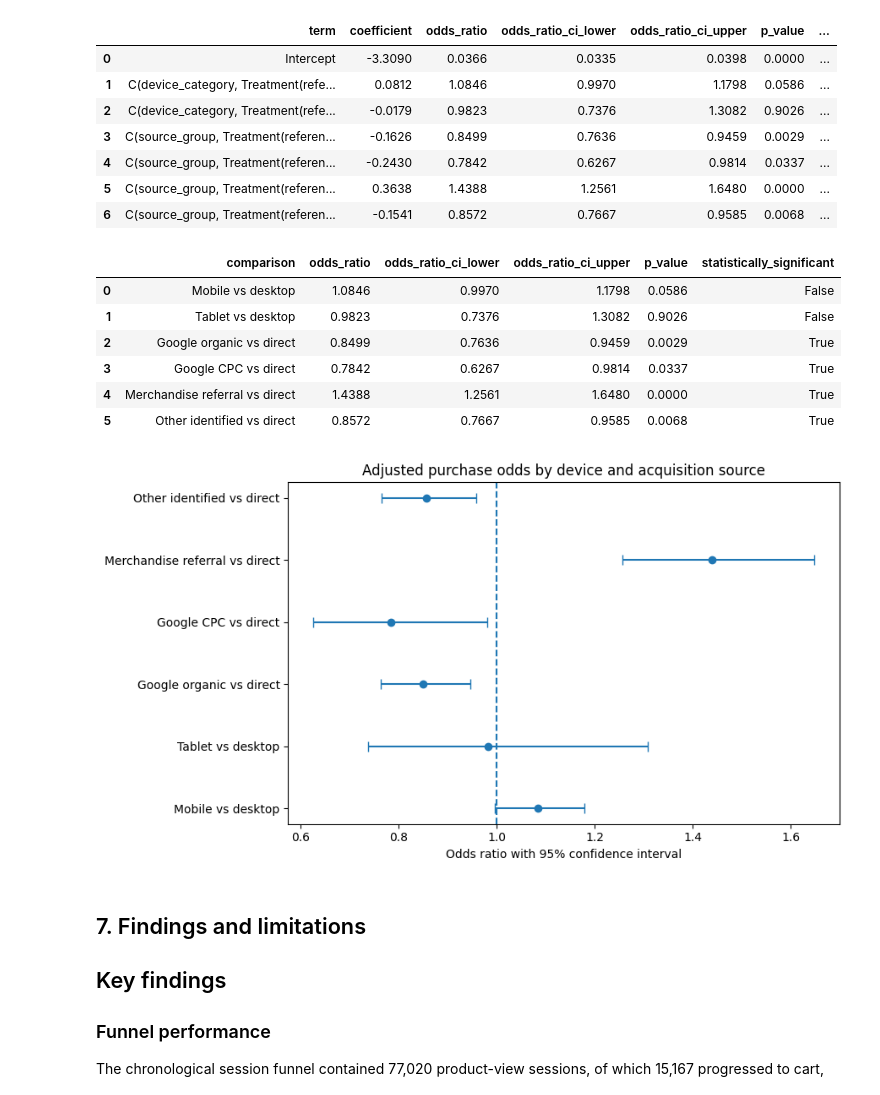
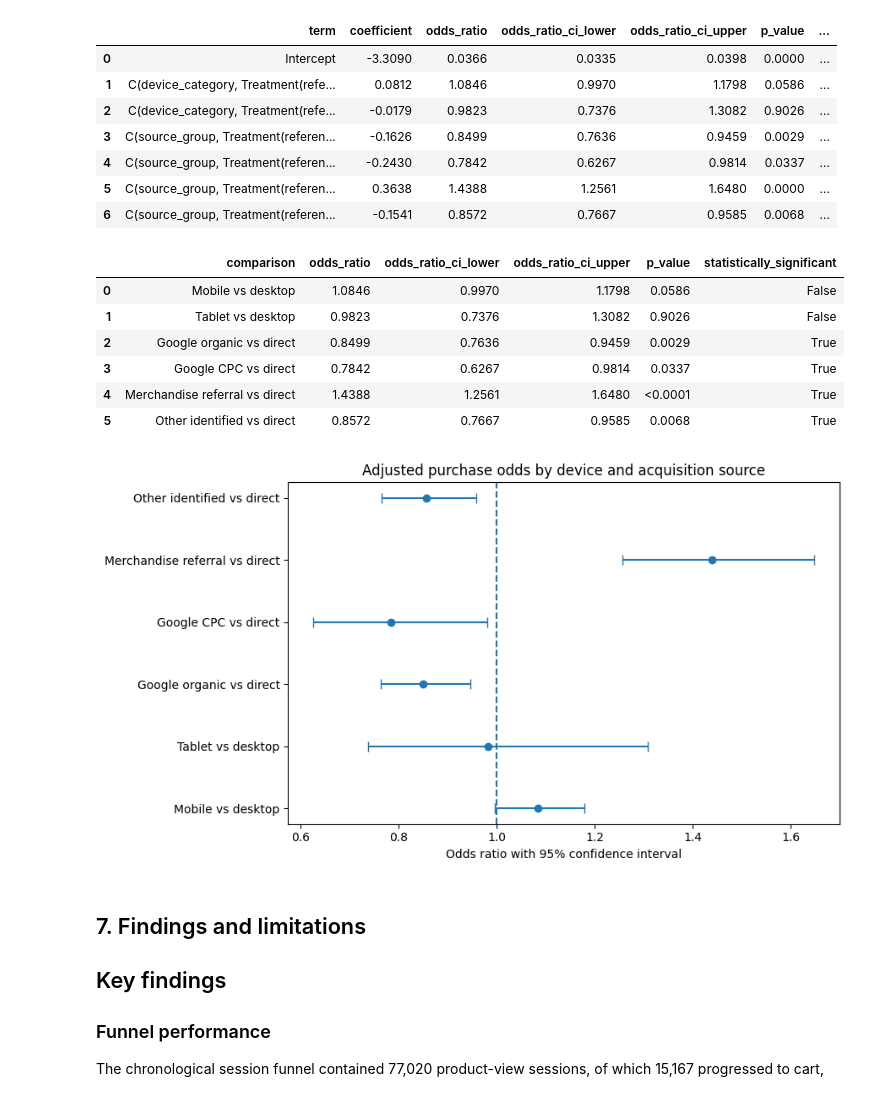
Before and after one commit to harishvaleti/google-product-analytics, a Jupyter notebook: notebooks/funnel_segment_analysis.ipynb, the cells around one changed output. Saved outputs shown, nothing was run; the diff lists cells and outputs as text; code cells hidden in the pictures.

```diff
--- a/notebooks/funnel_segment_analysis.ipynb
+++ b/notebooks/funnel_segment_analysis.ipynb
@@ -22,6 +22,9 @@ import statsmodels.formula.api as smf
 
 pd.set_option('display.max_columns', None)
 pd.set_option('display.float_format', lambda value: f'{value:,.4f}')
+# %%
+def format_p_value(value):
+    return "<0.0001" if value < 0.0001 else f"{value:.4f}"
 # %% [markdown]
 ## 2. Load validated funnel segment data
 
@@ -444,7 +540,19 @@ clean_logit_results = clean_logit_results[
     ]
 ].reset_index(drop=True)
 
-display(clean_logit_results.round(4))
+clean_logit_display = clean_logit_results.round(
+    {
+        "odds_ratio": 4,
+        "odds_ratio_ci_lower": 4,
+        "odds_ratio_ci_upper": 4,
+    }
+)
+
+clean_logit_display["p_value"] = (
+    clean_logit_results["p_value"].map(format_p_value)
+)
+
+display(clean_logit_display)
 
 
 plot_data = clean_logit_results.copy()
@@ -464,34 +572,34 @@ plt.figure(figsize=(9, 5))
 
 plt.errorbar(
     x=plot_data["odds_ratio"],
     y=positions,
     xerr=np.vstack([lower_errors, upper_errors]),
     fmt="o",
     capsize=4,
 )
 
 plt.axvline(
     x=1,
     linestyle="--",
 )
 
 plt.yticks(
     positions,
     plot_data["comparison"],
 )
 
 plt.xlabel("Odds ratio with 95% confidence interval")
 plt.ylabel("")
 plt.title("Adjusted purchase odds by device and acquisition source")
 plt.tight_layout()
 plt.show()
 # %% [output]
 |  | comparison | odds_ratio | odds_ratio_ci_lower | odds_ratio_ci_upper | p_value | statistically_significant |
 | 0 | Mobile vs desktop | 1.0846 | 0.9970 | 1.1798 | 0.0586 | False |
 | 1 | Tablet vs desktop | 0.9823 | 0.7376 | 1.3082 | 0.9026 | False |
 | 2 | Google organic vs direct | 0.8499 | 0.7636 | 0.9459 | 0.0029 | True |
 | 3 | Google CPC vs direct | 0.7842 | 0.6267 | 0.9814 | 0.0337 | True |
-| 4 | Merchandise referral vs direct | 1.4388 | 1.2561 | 1.6480 | 0.0000 | True |
+| 4 | Merchandise referral vs direct | 1.4388 | 1.2561 | 1.6480 | <0.0001 | True |
 | 5 | Other identified vs direct | 0.8572 | 0.7667 | 0.9585 | 0.0068 | True |
 [figure]
 # %% [markdown]
```
Also changed, not shown: parts of 2 cells of this notebook.
